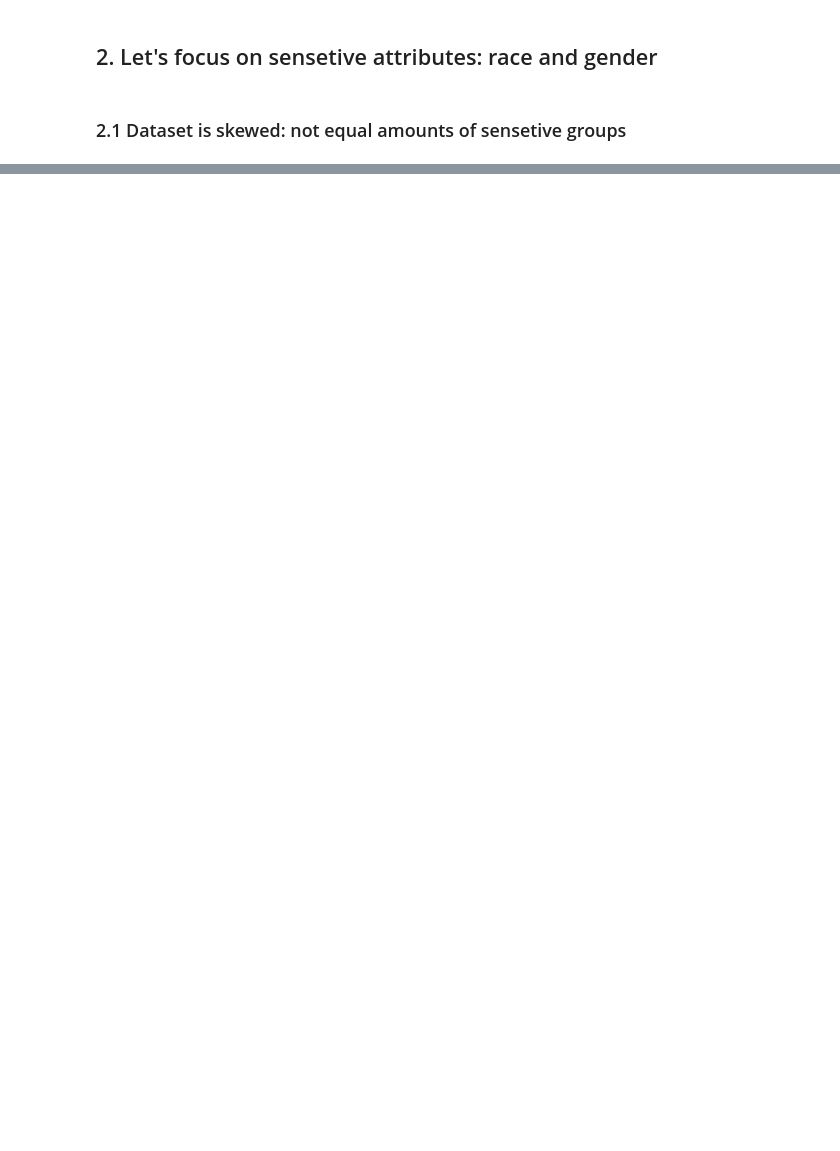
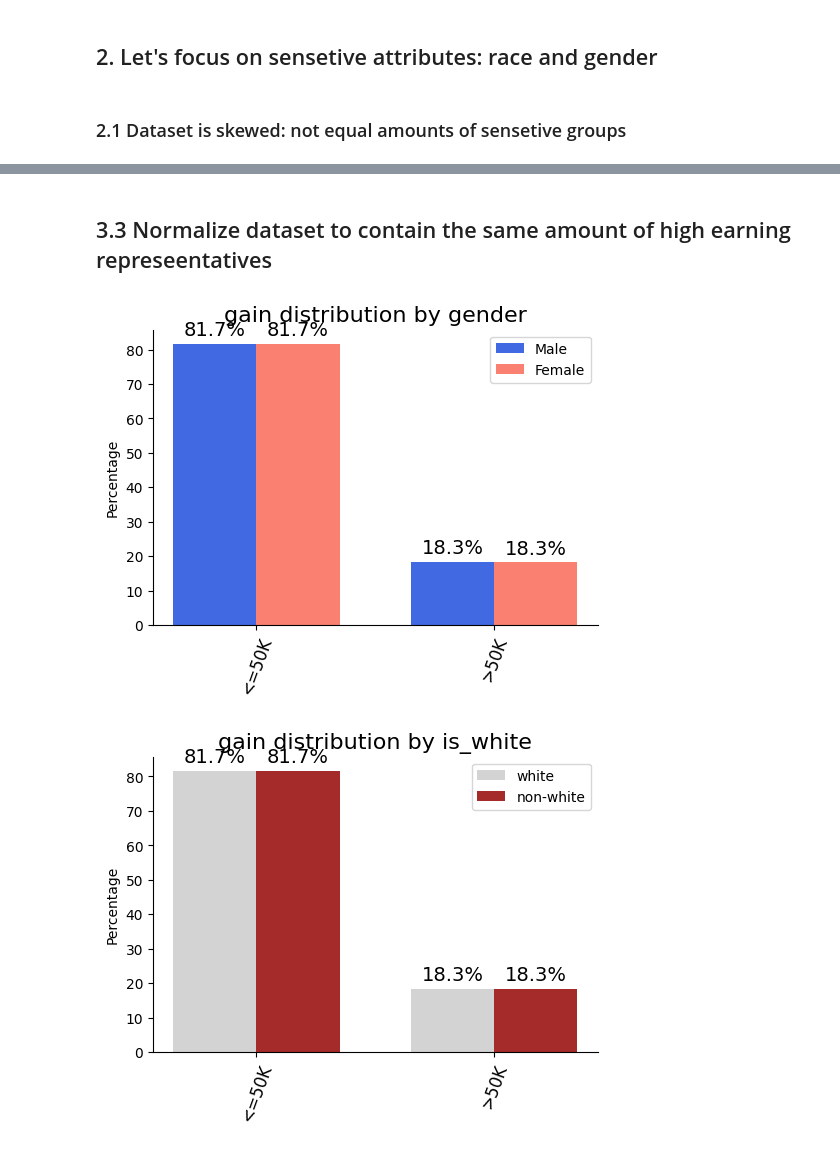
Before and after one commit to golubevtanya/ethic_ai, a Jupyter notebook: cencuc_analysis.ipynb, the cells around one changed output, grey strips where cells are left out. Drawn from its saved outputs; the diff is of its cells as text; code cells hidden in the pictures; blank space fills up the shorter version.

```diff
--- a/cencuc_analysis.ipynb
+++ b/cencuc_analysis.ipynb
@@ -361,0 +120,27 @@ True Positive Rate [0.85343075]
+# %% [markdown]
+## 3.3 Normalize dataset to contain the same amount of high earning  represeentatives
+# %%
+mew = df[(df["is_white"]=="white")&(df["gain"]==">50K")&(df["gender"]=="Male")]
+non_mew = df[~((df["is_white"]=="white")&(df["gain"]==">50K")&(df["gender"]=="Male"))]
+
+num_rows_to_select = int(0.445 * len(mew))
+random_male_rows = mew.sample(n=num_rows_to_select, random_state=2)
+ans = pd.concat([non_mew, random_male_rows], axis=0)
+
+ans_pm = ans[~((ans["gender"]=="Female")&(ans["gain"]=="<=50K"))]
+
+ans_unpw_w = ans[(ans["gender"]=="Female")&(ans["gain"]=="<=50K")&(ans["is_white"]=="white")]
+ans_unpw_nw = ans[(ans["gender"]=="Female")&(ans["gain"]=="<=50K")&(ans["is_white"]=="non-white")]
+
+num_rows_to_select = int(0.55 * len(ans_unpw_w))
+random_w_rows = ans_unpw_w.sample(n=num_rows_to_select, random_state=2)
+num_rows_to_select = int(0.67 * len(ans_unpw_nw))
+random_nw_rows = ans_unpw_nw.sample(n=num_rows_to_select, random_state=2)
+
+df_balanced = pd.concat([ans_pm, random_w_rows, random_nw_rows], axis=0)
+# %%
+plot_grouped_attribute_distribution(df_balanced, "gender", "gain")
+plot_grouped_attribute_distribution(df_balanced, "is_white", "gain")
+# %% [output]
+[figure, added]
+[figure, added]
```
Also changed, not shown: parts of 48 cells of this notebook, 3 other files.
